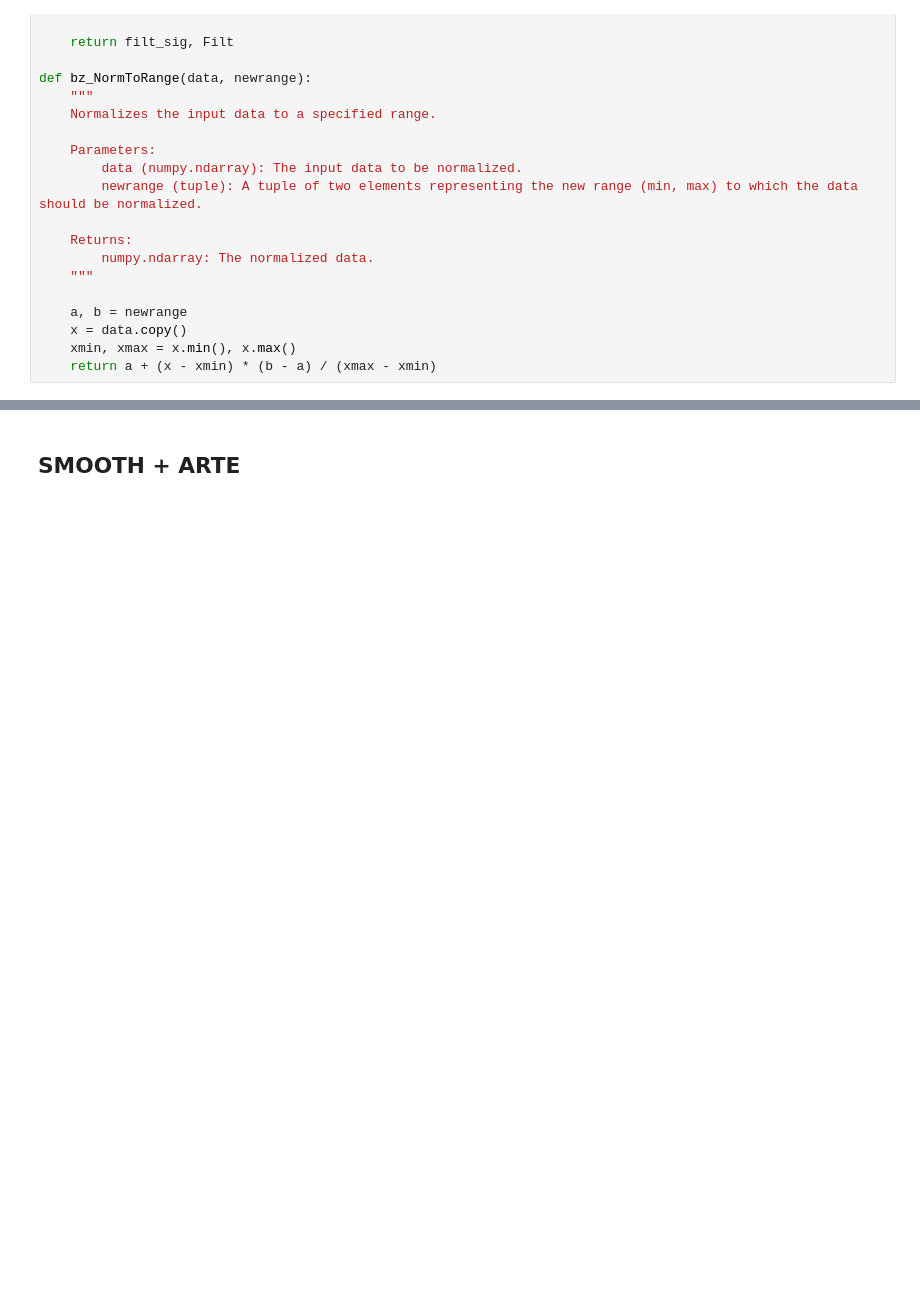
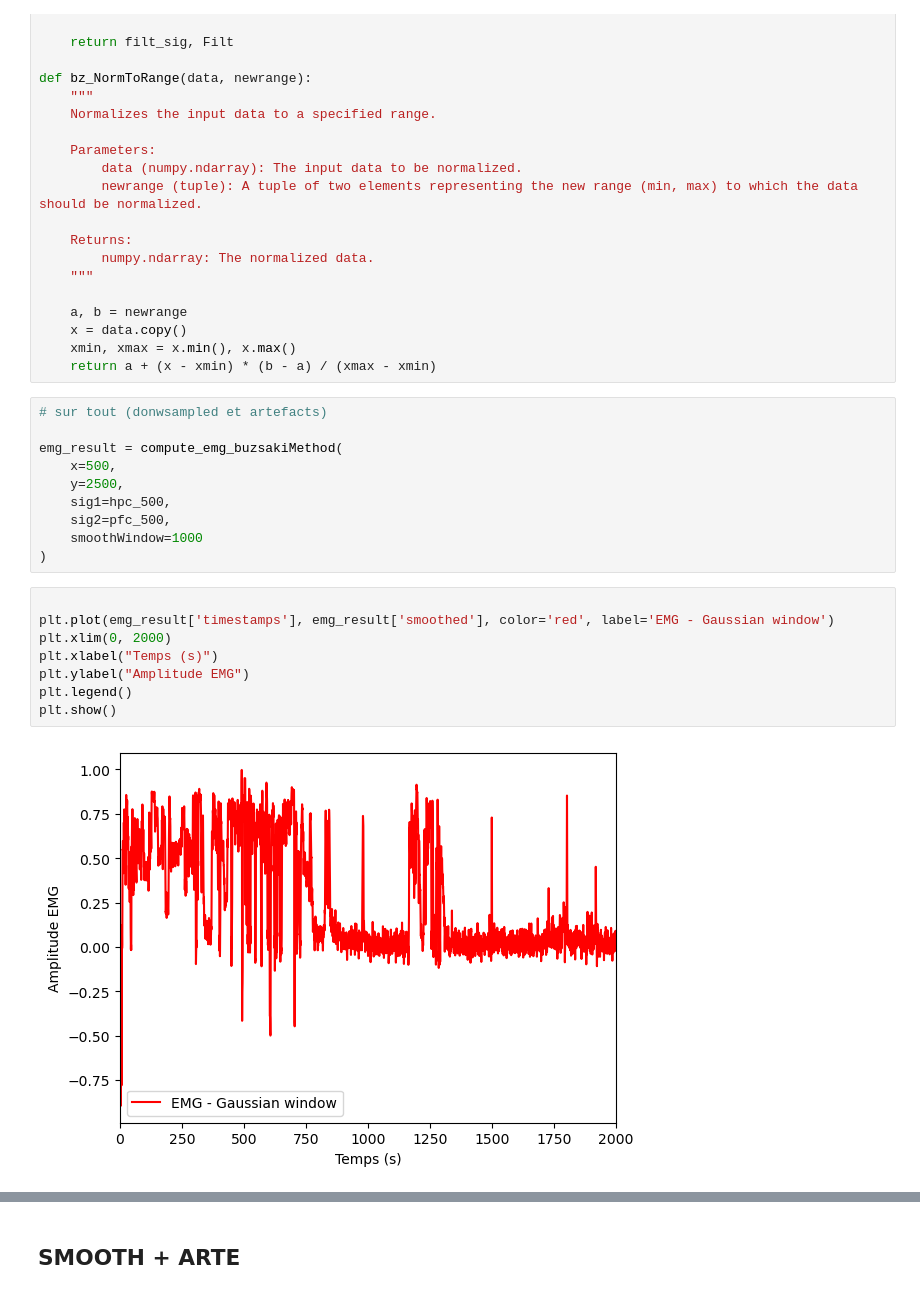
Before and after one commit to NouhaylaEnnadri/Sandman, a Jupyter notebook: HPC_rat1_j1.ipynb, the cells around one changed output, grey strips where cells are left out. Drawn from its saved outputs; the diff is of its cells as text; blank space fills up the shorter version.

```diff
--- a/HPC_rat1_j1.ipynb
+++ b/HPC_rat1_j1.ipynb
@@ -577,4 +597,24 @@ def bz_NormToRange(data, newrange):
     x = data.copy()
     xmin, xmax = x.min(), x.max()
     return a + (x - xmin) * (b - a) / (xmax - xmin)
+# %%
+# sur tout (donwsampled et artefacts)
+
+emg_result = compute_emg_buzsakiMethod(
+    x=500,
+    y=2500,
+    sig1=hpc_500,
+    sig2=pfc_500,
+    smoothWindow=1000
+)
+# %%
+
+plt.plot(emg_result['timestamps'], emg_result['smoothed'], color='red', label='EMG - Gaussian window')
+plt.xlim(0, 2000)
+plt.xlabel("Temps (s)")
+plt.ylabel("Amplitude EMG")
+plt.legend()
+plt.show()
+# %% [output]
+[figure, added]
 # %%
```
Also changed, not shown: parts of 14 cells of this notebook.
